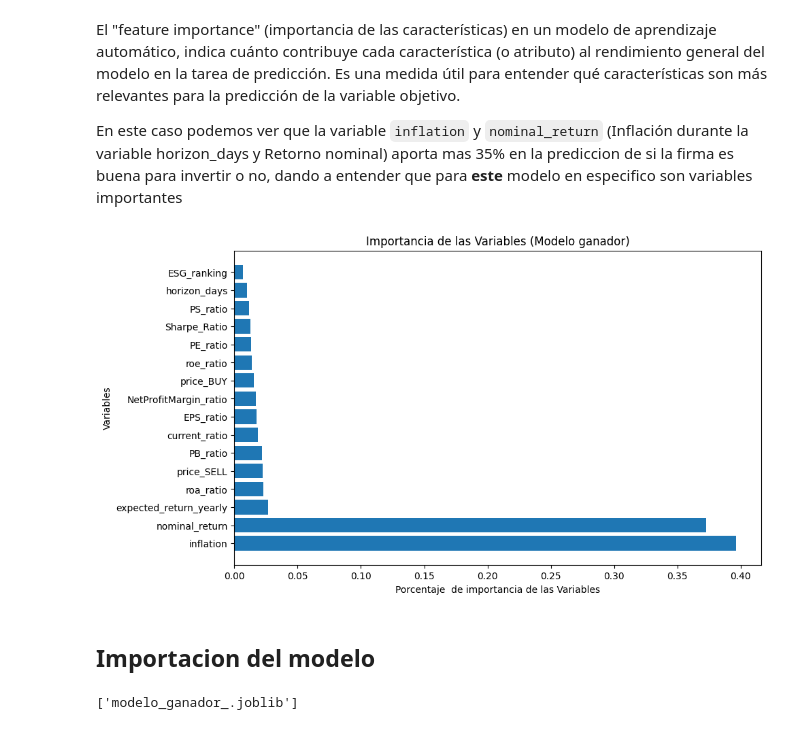
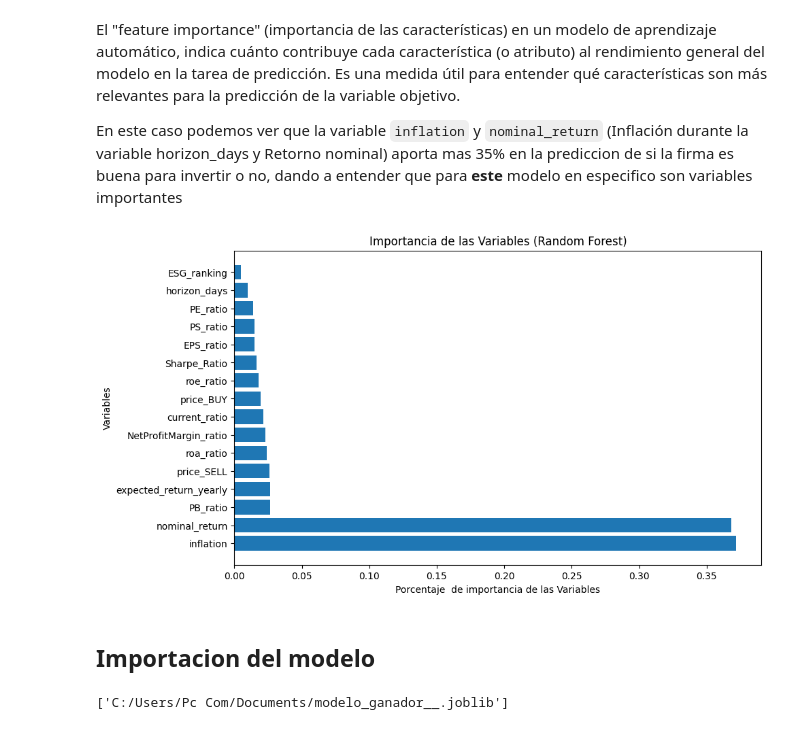
Before and after one commit to SimonLopezR/proyecto_final_dataviz, a Jupyter notebook: _sources/notebooks_2.ipynb, the cells around one changed output. Drawn from its saved outputs; the diff is of its cells as text; code cells hidden in the pictures.

Commit message:
Update documentation

```diff
--- a/_sources/notebooks_2.ipynb
+++ b/_sources/notebooks_2.ipynb
@@ -313,0 +216,2 @@ Pipeline(steps=[('preprocessor',
+# %%
+shuffle_split = ShuffleSplit(test_size=.5, train_size=.5, n_splits=10)
@@ -313,0 +243,9 @@ Pipeline(steps=[('preprocessor',
+# %%
+param_grid_rf={'n_estimators': [50, 100,200], 'max_depth': [None, 10,20],'min_samples_split': [2, 5, 10]}
+# %%
+grid_search_rf = GridSearchCV(RandomForestClassifier(), param_grid_rf, cv=shuffle_split, scoring='recall')
+grid_search_results_rf = cross_val_score(grid_search_rf, X, y, cv=5)
+
+
+print("Cross-validation scores: ", grid_search_results_rf)
+print("Mean cross-validation score: ", grid_search_results_rf.mean())
@@ -313,0 +255,6 @@ Pipeline(steps=[('preprocessor',
+# %%
+ajuste_rf=grid_search_rf.fit(X, y)
+best_model_rf=ajuste_rf.best_estimator_
+
+# Resultados de la búsqueda de hiperparámetros
+print("Mejores parámetros encontrados:", best_model_rf)
@@ -381,22 +435,22 @@ El "feature importance" (importancia de las características) en un modelo de ap
 En este caso podemos ver que la variable `inflation` y `nominal_return` (Inflación durante la variable horizon_days y Retorno nominal) aporta mas 35% en la prediccion de si la firma es buena para invertir o no, dando a entender que para **este** modelo en especifico son variables importantes
 # %%
 # Obtener la importancia de las características
-feature_importances = the_best_model['classifier'].feature_importances_
+feature_importances = best_model_rf.feature_importances_
 
 # Obtener los nombres de las características
-feature_names = X_train.columns  # Reemplaza esto con el nombre de tus características si tienes
+feature_names = X_valid.columns  # Reemplaza esto con el nombre de tus características si tienes
 
 # Ordenar las características por su importancia
 sorted_indices = np.argsort(feature_importances)[::-1]
 sorted_feature_importances = feature_importances[sorted_indices]
 sorted_feature_names = feature_names[sorted_indices]
 
 # Graficar la importancia de las características
 plt.figure(figsize=(10, 6))
 plt.barh(sorted_feature_names, sorted_feature_importances)
 plt.xlabel('Porcentaje  de importancia de las Variables')
 plt.ylabel('Variables')
-plt.title('Importancia de las Variables (Modelo ganador)')
+plt.title('Importancia de las Variables (Random Forest)')
 plt.show()
 # %% [output]
-[figure, old version]
+[figure, new version]
@@ -410,7 +458,7 @@ plt.show()
 ## Importacion del modelo
 # %%
 # Guardar el modelo en un archivo
-clf=the_best_model
-joblib.dump(clf, 'modelo_ganador_.joblib')
+clf=best_model_rf
+joblib.dump(clf, 'C:/Users/Pc Com/Documents/modelo_ganador__.joblib')
 # %% [output]
-['modelo_ganador_.joblib']
+['C:/Users/Pc Com/Documents/modelo_ganador__.joblib']
```
Also changed, not shown: parts of 53 cells of this notebook, 14 other files.
